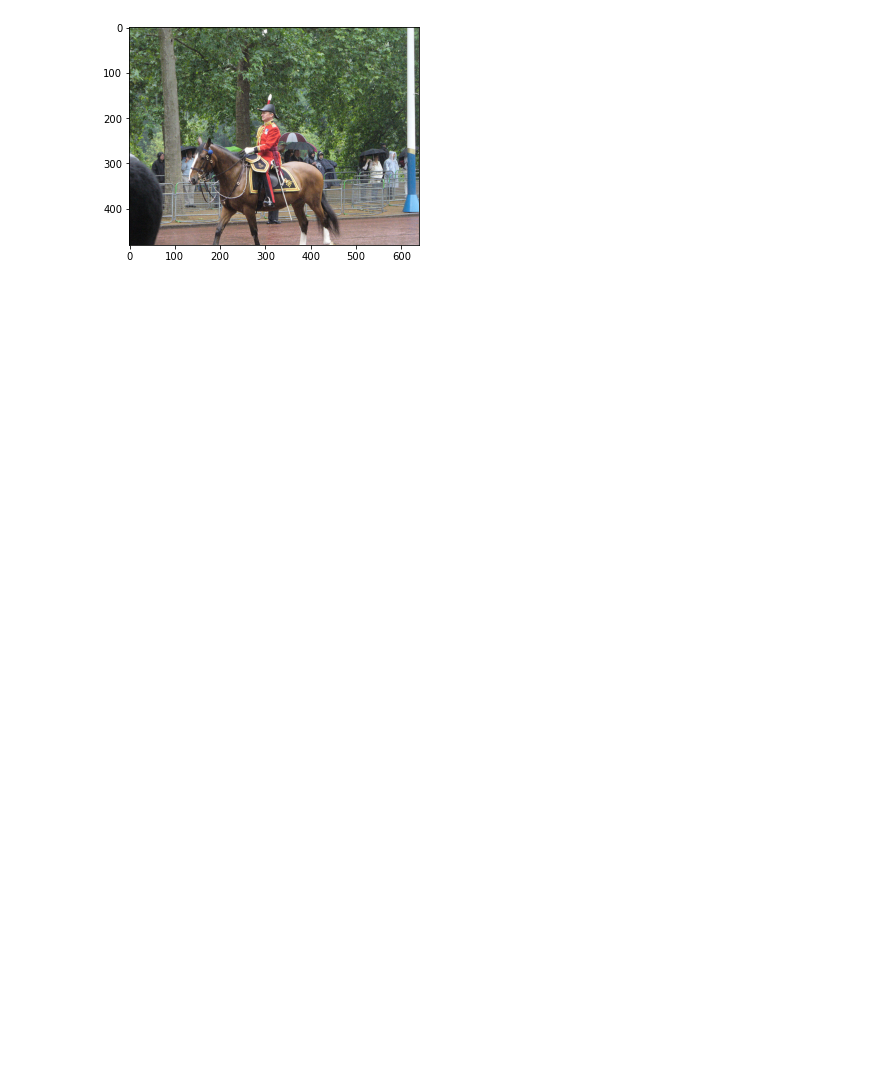
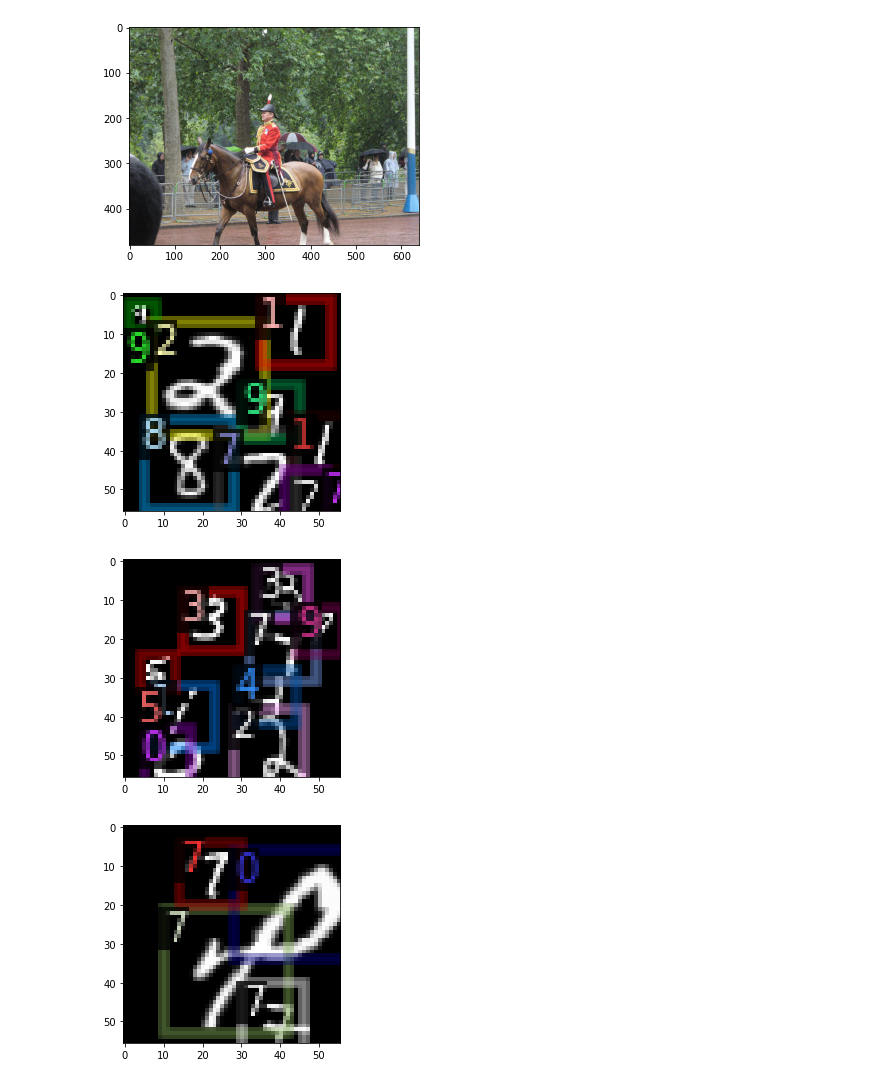
Before and after one commit to Akhilez/vision_lab, a Jupyter notebook: object_detection/detectron2/detectron2_test.ipynb, the cells around one changed output. Cells and saved outputs as stored; diff of their text form; code cells hidden in the pictures; blank space fills up the shorter version.

Commit message:
Training with detectron2

```diff
--- a/object_detection/detectron2/detectron2_test.ipynb
+++ b/object_detection/detectron2/detectron2_test.ipynb
@@ -17,7 +17,7 @@ from detectron2.config import get_cfg
 from detectron2.utils.visualizer import Visualizer
 from detectron2.data import MetadataCatalog, DatasetCatalog
 # %%
-def cv2_imshw(image):
+def cv2_imshow(image):
     plt.imshow(image)
     plt.show()
 # %%
@@ -87,8 +87,8 @@ def detectron_mnit_aug_dataset(dataset_path: str):
         for file_name, meta in data.items():
             annotations = [{
                 'bbox': [
+                    a['y1'],
                     a['x1'],
-                    a['y1'],
                     a['width'],
                     a['height'],
                 ],
@@ -107,7 +107,17 @@ def detectron_mnit_aug_dataset(dataset_path: str):
 
 
 dataset_path = '/Users/akhil/code/vision_lab/data/mnist_detection/sample/train'
-DatasetCatalog.remove('mnist_aug_train')
+# DatasetCatalog.remove('mnist_aug_train')
 DatasetCatalog.register("mnist_aug_train", detectron_mnit_aug_dataset(dataset_path))
 # %%
 data: List[dict] = DatasetCatalog.get("mnist_aug_train")
+# %%
+for d in random.sample(data, 3):
+    img = cv2.imread(d["file_name"])
+    visualizer = Visualizer(img[:, :, ::-1], scale=0.5)
+    out = visualizer.draw_dataset_dict(d)
+    cv2_imshow(out.get_image()[:, :, ::-1])
+# %% [output]
+[figure, added]
+[figure, added]
+[figure, added]
```
Also changed, not shown: parts of 4 cells of this notebook.
